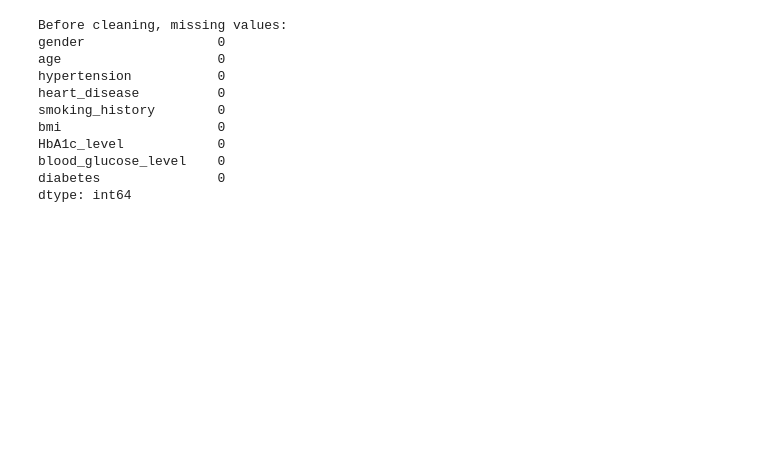
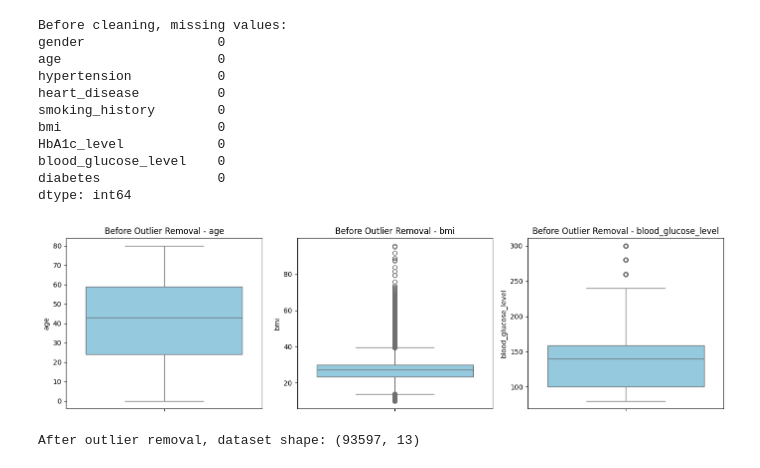
Before and after one commit to yevintheenura01/DL_Assignment, a Jupyter notebook: Diabetes.ipynb, the cells around one changed output. Drawn from its saved outputs; the diff is of its cells as text; code cells hidden in the pictures; blank space fills up the shorter version.

```diff
--- a/Diabetes.ipynb
+++ b/Diabetes.ipynb
@@ -148,0 +168,15 @@ from scipy import stats
+# %%
+# =======================================
+# Visualize distributions before outlier removal
+# =======================================
+numeric_cols = ['age', 'bmi', 'blood_glucose_level']
+
+plt.figure(figsize=(14,4))
+for i, col in enumerate(numeric_cols):
+    plt.subplot(1,3,i+1)
+    sns.boxplot(y=df_prep[col], color='skyblue')
+    plt.title(f"Before Outlier Removal - {col}")
+plt.tight_layout()
+plt.show()
+# %% [output]
+[figure, added]
@@ -148,0 +188,11 @@ from scipy import stats
+# %%
+# =======================================
+# Outlier Detection (Z-score method)
+# =======================================
+z_scores = np.abs(stats.zscore(df_prep[numeric_cols]))
+filtered_entries = (z_scores < 3).all(axis=1)
+df_prep = df_prep[filtered_entries]
+
+print("After outlier removal, dataset shape:", df_prep.shape)
+# %% [output]
+After outlier removal, dataset shape: (93597, 13)
```
Also changed, not shown: parts of 15 cells of this notebook.
